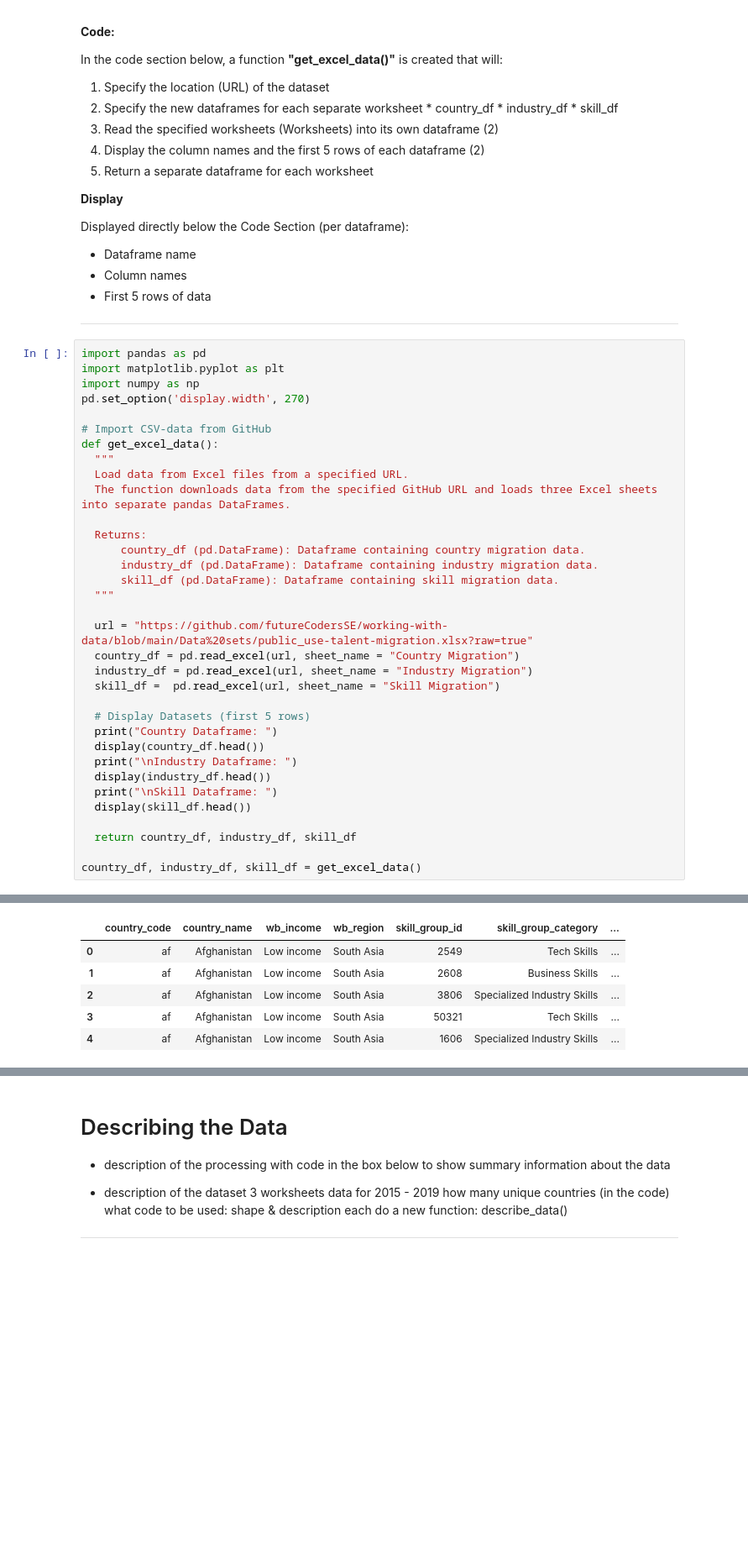
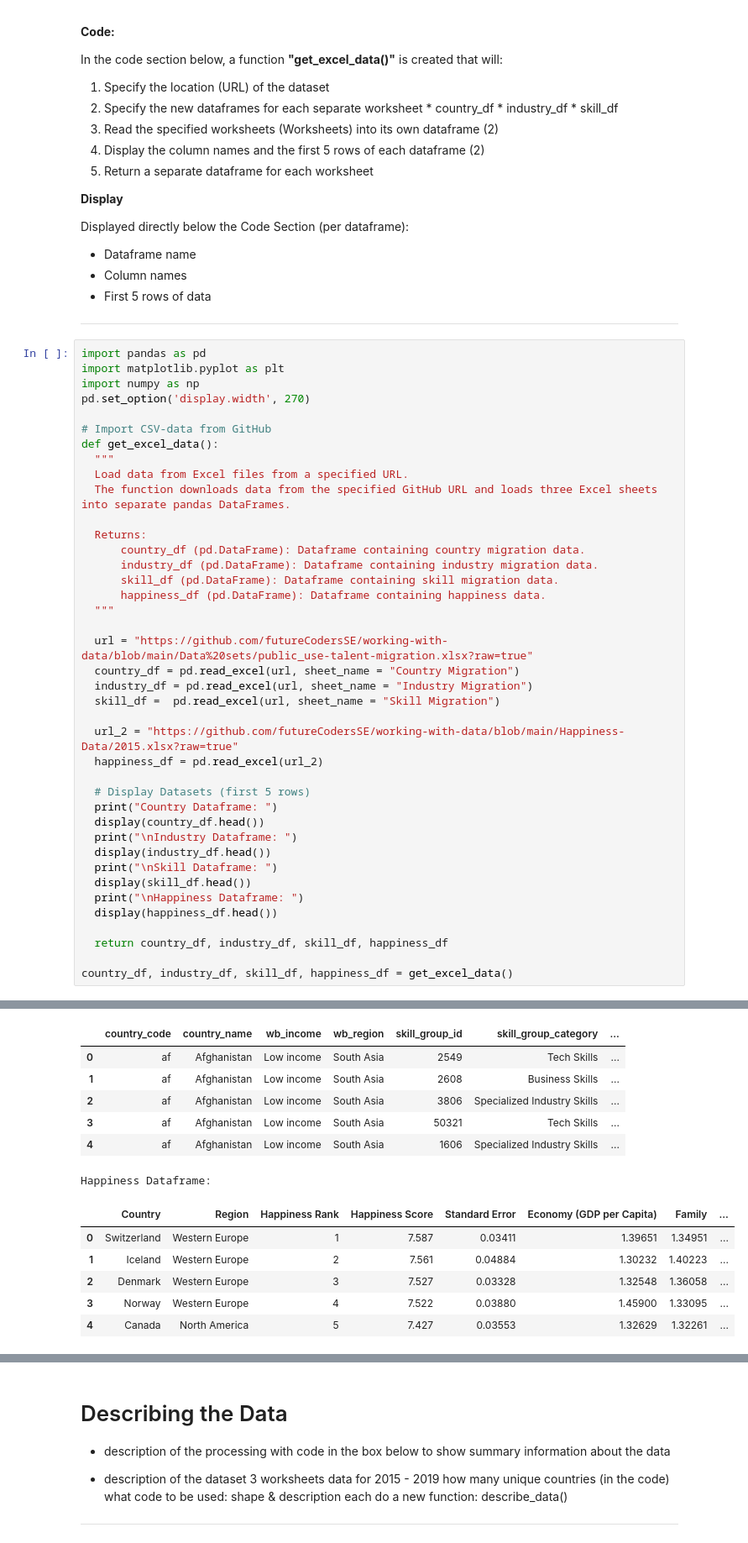
Before and after one commit to TsamayaDesigns/codeDivision-data-with-python, a Jupyter notebook: Data_Project_Beyond_Borders_Analysing_Migration_Patterns_in_South_Africa.ipynb, the cells around one changed output, grey strips where cells are left out. Shown at 84% size. Saved outputs shown, nothing was run; the diff lists cells and outputs as text; blank space fills up the shorter version.

```diff
--- a/Data_Project_Beyond_Borders_Analysing_Migration_Patterns_in_South_Africa.ipynb
+++ b/Data_Project_Beyond_Borders_Analysing_Migration_Patterns_in_South_Africa.ipynb
@@ -77,45 +77,58 @@ def get_excel_data():
       country_df (pd.DataFrame): Dataframe containing country migration data.
       industry_df (pd.DataFrame): Dataframe containing industry migration data.
       skill_df (pd.DataFrame): Dataframe containing skill migration data.
+      happiness_df (pd.DataFrame): Dataframe containing happiness data.
   """
 
   url = "https://github.com/futureCodersSE/working-with-data/blob/main/Data%20sets/public_use-talent-migration.xlsx?raw=true"
   country_df = pd.read_excel(url, sheet_name = "Country Migration")
   industry_df = pd.read_excel(url, sheet_name = "Industry Migration")
   skill_df =  pd.read_excel(url, sheet_name = "Skill Migration")
+
+  url_2 = "https://github.com/futureCodersSE/working-with-data/blob/main/Happiness-Data/2015.xlsx?raw=true"
+  happiness_df = pd.read_excel(url_2)
 
   # Display Datasets (first 5 rows)
   print("Country Dataframe: ")
   display(country_df.head())
   print("\nIndustry Dataframe: ")
   display(industry_df.head())
   print("\nSkill Dataframe: ")
   display(skill_df.head())
+  print("\nHappiness Dataframe: ")
+  display(happiness_df.head())
 
-  return country_df, industry_df, skill_df
+  return country_df, industry_df, skill_df, happiness_df
 
-country_df, industry_df, skill_df = get_excel_data()
+country_df, industry_df, skill_df, happiness_df = get_excel_data()
 # %% [output]
 Country Dataframe:
 |  | base_country_code | base_country_name | base_lat | base_long | base_country_wb_income | base_country_wb_region | ... |
 | 0 | ae | United Arab Emirates | 23.424076 | 53.847818 | High Income | Middle East & North Africa | ... |
 | 1 | ae | United Arab Emirates | 23.424076 | 53.847818 | High Income | Middle East & North Africa | ... |
 | 2 | ae | United Arab Emirates | 23.424076 | 53.847818 | High Income | Middle East & North Africa | ... |
 | 3 | ae | United Arab Emirates | 23.424076 | 53.847818 | High Income | Middle East & North Africa | ... |
 | 4 | ae | United Arab Emirates | 23.424076 | 53.847818 | High Income | Middle East & North Africa | ... |
 Industry Dataframe:
 |  | country_code | country_name | wb_income | wb_region | isic_section_index | isic_section_name | industry_id | ... |
 | 0 | ae | United Arab Emirates | High income | Middle East & North Africa | C | Manufacturing | 1 | ... |
 | 1 | ae | United Arab Emirates | High income | Middle East & North Africa | J | Information and communication | 3 | ... |
 | 2 | ae | United Arab Emirates | High income | Middle East & North Africa | J | Information and communication | 4 | ... |
 | 3 | ae | United Arab Emirates | High income | Middle East & North Africa | J | Information and communication | 5 | ... |
 | 4 | ae | United Arab Emirates | High income | Middle East & North Africa | J | Information and communication | 6 | ... |
 Skill Dataframe:
 |  | country_code | country_name | wb_income | wb_region | skill_group_id | skill_group_category | ... |
 | 0 | af | Afghanistan | Low income | South Asia | 2549 | Tech Skills | ... |
 | 1 | af | Afghanistan | Low income | South Asia | 2608 | Business Skills | ... |
 | 2 | af | Afghanistan | Low income | South Asia | 3806 | Specialized Industry Skills | ... |
 | 3 | af | Afghanistan | Low income | South Asia | 50321 | Tech Skills | ... |
 | 4 | af | Afghanistan | Low income | South Asia | 1606 | Specialized Industry Skills | ... |
+Happiness Dataframe:
+|  | Country | Region | Happiness Rank | Happiness Score | Standard Error | Economy (GDP per Capita) | Family | ... |
+| 0 | Switzerland | Western Europe | 1 | 7.587 | 0.03411 | 1.39651 | 1.34951 | ... |
+| 1 | Iceland | Western Europe | 2 | 7.561 | 0.04884 | 1.30232 | 1.40223 | ... |
+| 2 | Denmark | Western Europe | 3 | 7.527 | 0.03328 | 1.32548 | 1.36058 | ... |
+| 3 | Norway | Western Europe | 4 | 7.522 | 0.03880 | 1.45900 | 1.33095 | ... |
+| 4 | Canada | North America | 5 | 7.427 | 0.03553 | 1.32629 | 1.32261 | ... |
 # %%
 # Data validation checks
```
Also changed, not shown: parts of 5 cells of this notebook.
